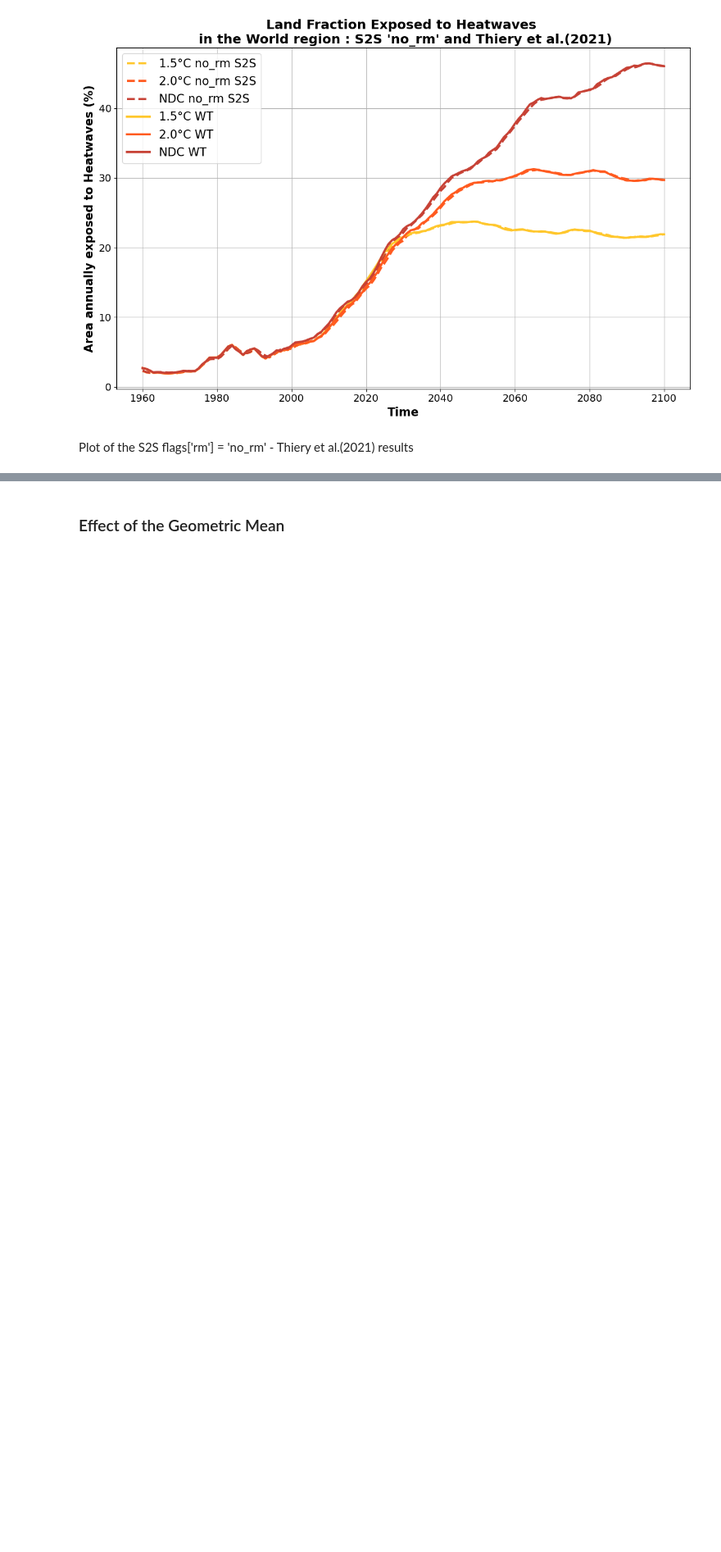
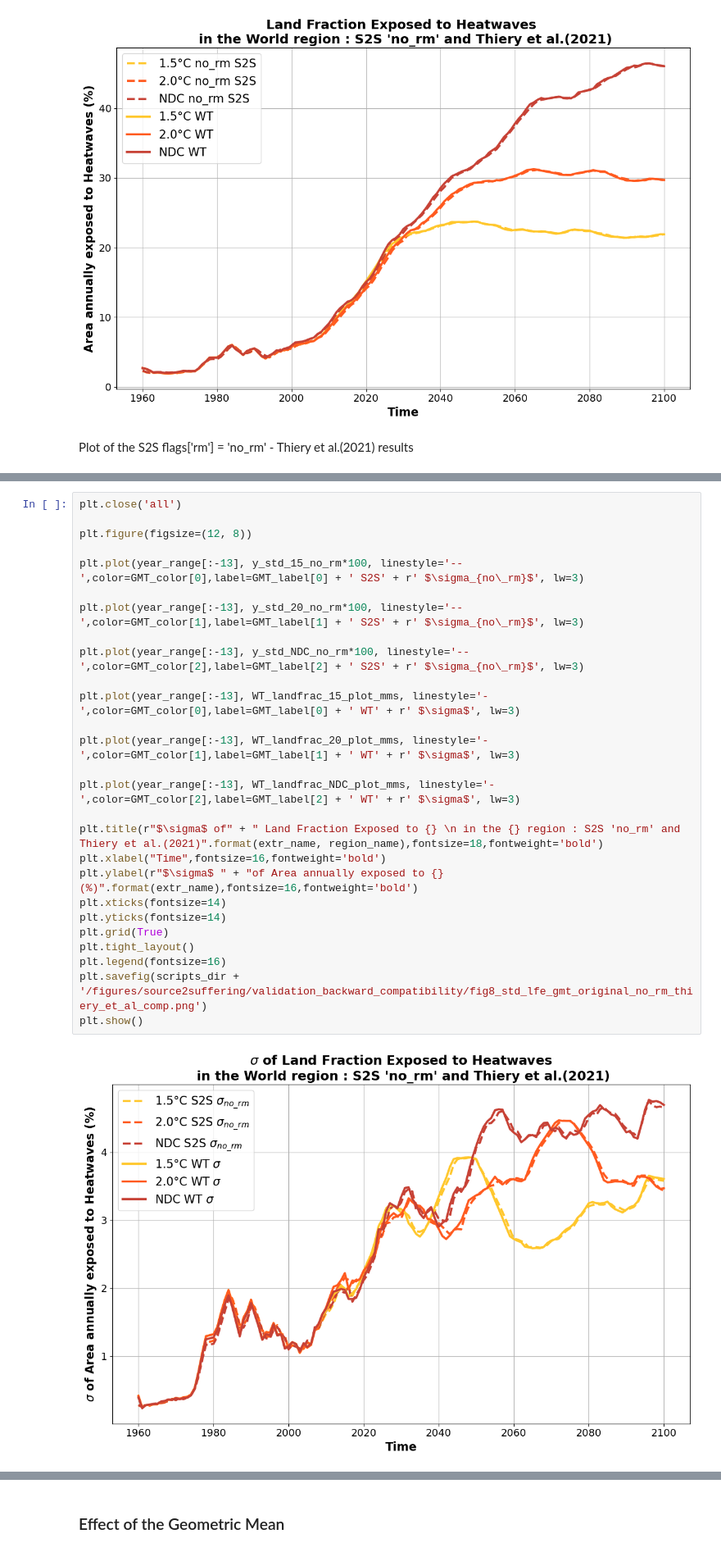
Before and after one commit to AmauryLaridon/Source2Suffering, a Jupyter notebook: sandbox/validation_backward_compatibility.ipynb, the cells around one changed output, grey strips where cells are left out. Shown at 82% size. Saved outputs shown, nothing was run; the diff lists cells and outputs as text; blank space fills up the shorter version.

```diff
--- a/sandbox/validation_backward_compatibility.ipynb
+++ b/sandbox/validation_backward_compatibility.ipynb
@@ -395,0 +466,29 @@ plt.show()
+# %%
+plt.close('all')
+
+plt.figure(figsize=(12, 8))
+
+plt.plot(year_range[:-13], y_std_15_no_rm*100, linestyle='--',color=GMT_color[0],label=GMT_label[0] + ' S2S' + r' $\sigma_{no\_rm}$', lw=3)
+
+plt.plot(year_range[:-13], y_std_20_no_rm*100, linestyle='--',color=GMT_color[1],label=GMT_label[1] + ' S2S' + r' $\sigma_{no\_rm}$', lw=3)
+
+plt.plot(year_range[:-13], y_std_NDC_no_rm*100, linestyle='--',color=GMT_color[2],label=GMT_label[2] + ' S2S' + r' $\sigma_{no\_rm}$', lw=3)
+
+plt.plot(year_range[:-13], WT_landfrac_15_plot_mms, linestyle='-',color=GMT_color[0],label=GMT_label[0] + ' WT' + r' $\sigma$', lw=3)
+
+plt.plot(year_range[:-13], WT_landfrac_20_plot_mms, linestyle='-',color=GMT_color[1],label=GMT_label[1] + ' WT' + r' $\sigma$', lw=3)
+
+plt.plot(year_range[:-13], WT_landfrac_NDC_plot_mms, linestyle='-',color=GMT_color[2],label=GMT_label[2] + ' WT' + r' $\sigma$', lw=3)
+
+plt.title(r"$\sigma$ of" + " Land Fraction Exposed to {} \n in the {} region : S2S 'no_rm' and Thiery et al.(2021)".format(extr_name, region_name),fontsize=18,fontweight='bold')
+plt.xlabel("Time",fontsize=16,fontweight='bold')
+plt.ylabel(r"$\sigma$ " + "of Area annually exposed to {} (%)".format(extr_name),fontsize=16,fontweight='bold')
+plt.xticks(fontsize=14)
+plt.yticks(fontsize=14)
+plt.grid(True)
+plt.tight_layout()
+plt.legend(fontsize=16)
+plt.savefig(scripts_dir + '/figures/source2suffering/validation_backward_compatibility/fig8_std_lfe_gmt_original_no_rm_thiery_et_al_comp.png')
+plt.show()
+# %% [output]
+[figure, added]
```
Also changed, not shown: parts of 29 cells of this notebook, 22 other files.
